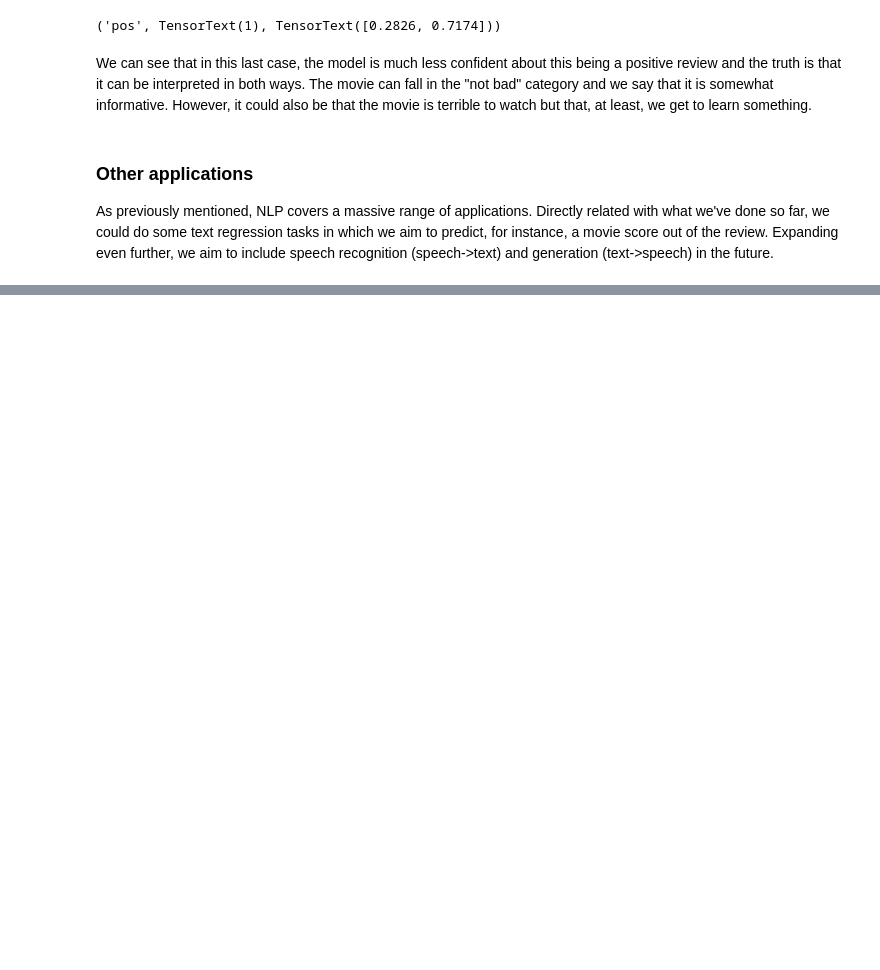
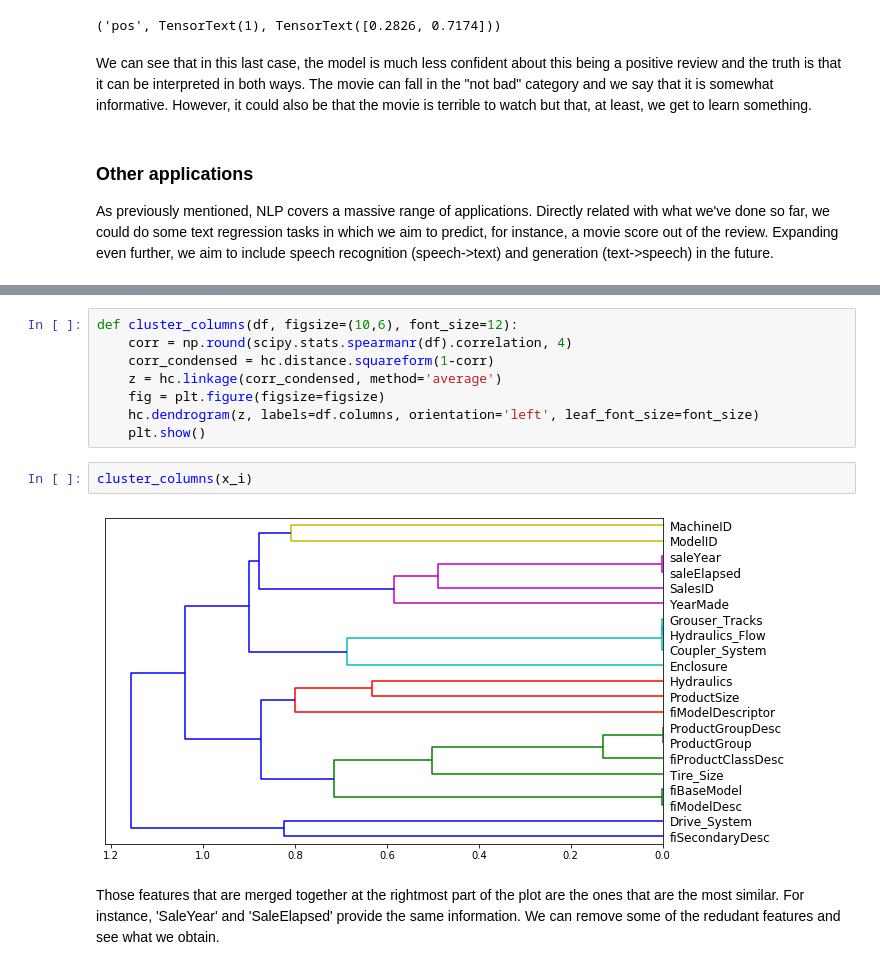
Before and after one commit to BorjaRequena/ML_applications, a Jupyter notebook: 00_ml_applications.ipynb, the cells around one changed output, grey strips where cells are left out. Cells and saved outputs as stored; diff of their text form; blank space fills up the shorter version.

```diff
--- a/00_core.ipynb
+++ b/00_ml_applications.ipynb
@@ -551,0 +675,14 @@ Up until quite recently, tabular data problems where generally addressed with cl
+# %%
+def cluster_columns(df, figsize=(10,6), font_size=12):
+    corr = np.round(scipy.stats.spearmanr(df).correlation, 4)
+    corr_condensed = hc.distance.squareform(1-corr)
+    z = hc.linkage(corr_condensed, method='average')
+    fig = plt.figure(figsize=figsize)
+    hc.dendrogram(z, labels=df.columns, orientation='left', leaf_font_size=font_size)
+    plt.show()
+# %%
+cluster_columns(x_i)
+# %% [output]
+[figure, added]
+# %% [markdown]
+Those features that are merged together at the rightmost part of the plot are the ones that are the most similar. For instance, 'SaleYear' and 'SaleElapsed' provide the same information. We can remove some of the redudant features and see what we obtain.
```
Also changed, not shown: parts of 44 cells of this notebook, 3 other files.
